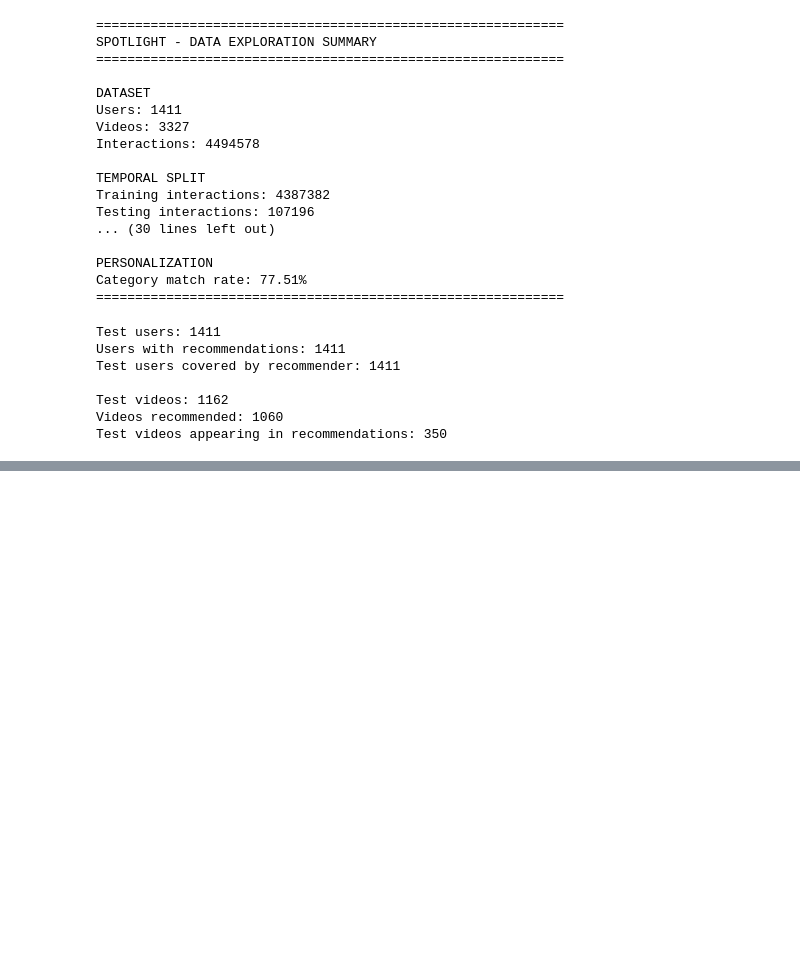
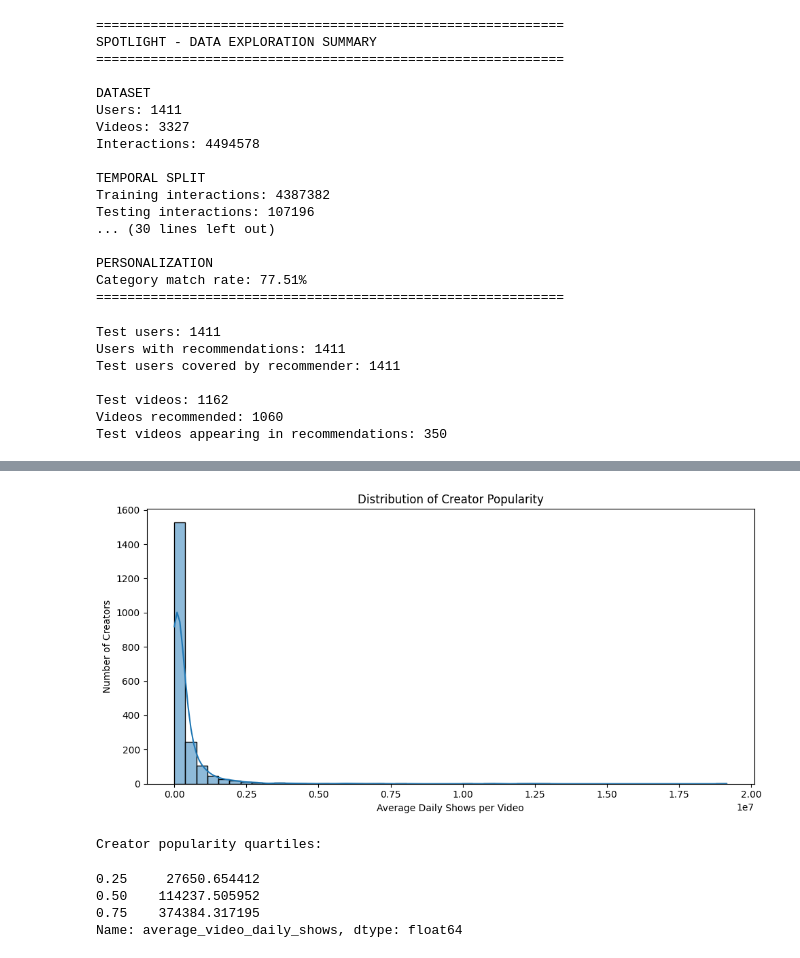
Before and after one commit to ShruteePatil12/Spotlight_project, a Jupyter notebook: notebooks/01_data_exploration.ipynb, the cells around one changed output, grey strips where cells are left out. Saved outputs shown, nothing was run; the diff lists cells and outputs as text; code cells hidden in the pictures; blank space fills up the shorter version.

```diff
--- a/notebooks/01_data_exploration.ipynb
+++ b/notebooks/01_data_exploration.ipynb
@@ -1264,0 +2075,19 @@ Test videos appearing in recommendations: 350
+# %%
+# Identify videos eligible for historical popularity classification
+
+eligible_videos = video_upload_dates[
+    video_upload_dates["upload_dt"] <= training_cutoff
+]["video_id"]
+
+eligible_videos = set(eligible_videos)
+
+print("Total experimental videos:", len(interaction_videos))
+print("Historically eligible videos:", len(eligible_videos))
+print("Videos uploaded after cutoff:",
+      len(interaction_videos - eligible_videos))
+
+print(
+    "Eligible catalogue percentage:",
+    round(len(eligible_videos) / len(interaction_videos) * 100, 2),
+    "%"
+)
@@ -1264,0 +2237,29 @@ Test videos appearing in recommendations: 350
+# %%
+# Examine the distribution of creator popularity
+
+plt.figure(figsize=(10, 5))
+
+sns.histplot(
+    creator_popularity["average_video_daily_shows"],
+    bins=50,
+    kde=True
+)
+
+plt.title("Distribution of Creator Popularity")
+plt.xlabel("Average Daily Shows per Video")
+plt.ylabel("Number of Creators")
+plt.tight_layout()
+plt.show()
+
+print("Creator popularity quartiles:")
+display(
+    creator_popularity["average_video_daily_shows"]
+    .quantile([0.25, 0.50, 0.75])
+)
+# %% [output]
+[figure, added]
+Creator popularity quartiles:
+0.25     27650.654412
+0.50    114237.505952
+0.75    374384.317195
+Name: average_video_daily_shows, dtype: float64
```
Also changed, not shown: parts of 61 cells of this notebook.
